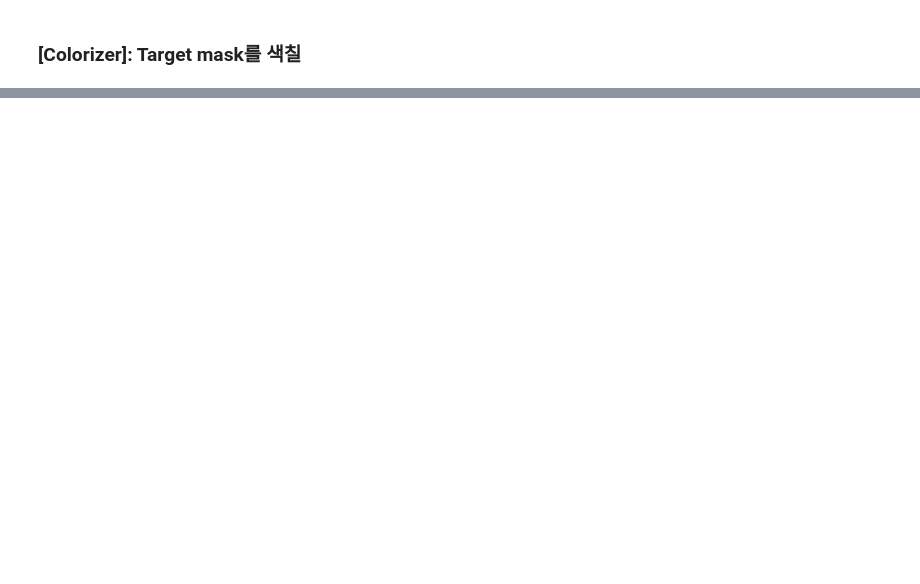
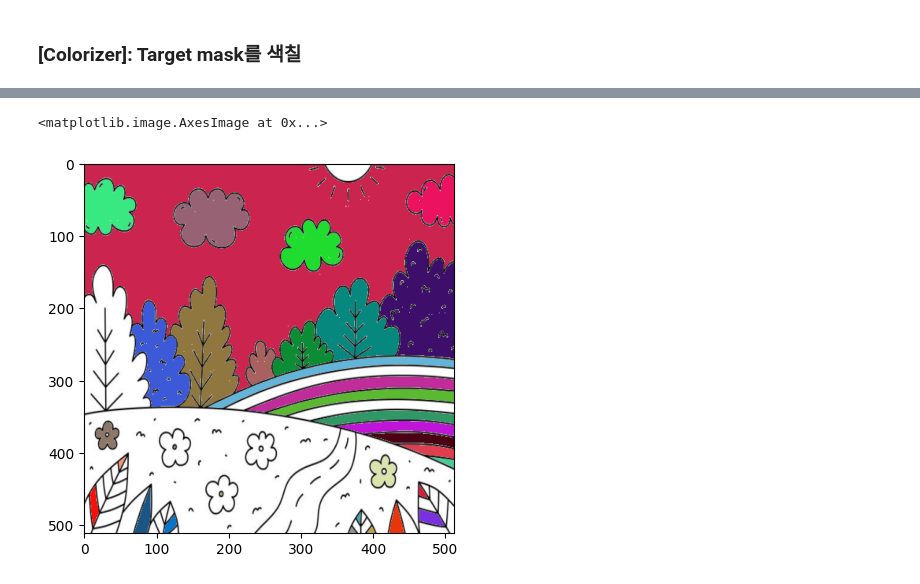
Before and after one commit to MintyProtein/interactive-colorization, a Jupyter notebook: demo.ipynb, the cells around one changed output, grey strips where cells are left out. Cells and saved outputs as stored; diff of their text form; code cells hidden in the pictures; blank space fills up the shorter version.

```diff
--- a/demo.ipynb
+++ b/demo.ipynb
@@ -70,0 +98,8 @@ TypeError: __init__() missing 4 required positional arguments: 'model', 'sampler
+# %%
+from interactive_coloring.utils import HWC3
+img = cv2.resize(img, (512,512))
+img = HWC3(img)
+plt.imshow(img)
+# %% [output]
+<matplotlib.image.AxesImage at 0x...>
+[figure, added]
```
Also changed, not shown: parts of 11 cells of this notebook, 52 other files.
